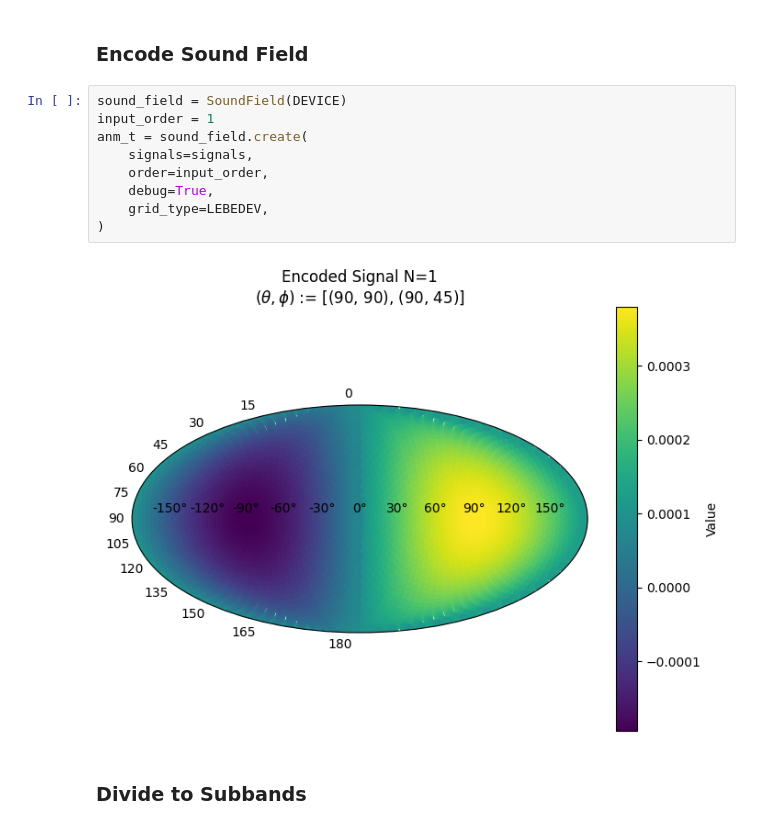
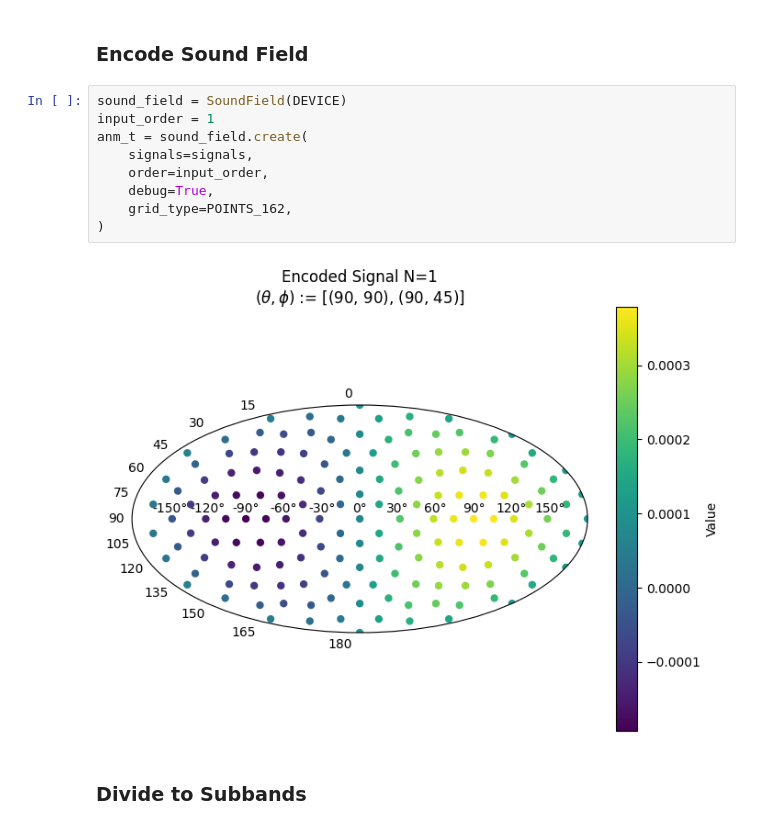
Before and after one commit to Amitmils/AmbisonicUpscaling, a Jupyter notebook: run_script.ipynb, the cells around one changed output. Cells and saved outputs as stored; diff of their text form.

```diff
--- a/run_script.ipynb
+++ b/run_script.ipynb
@@ -76,14 +77,14 @@ signals = [
 # %%
 sound_field = SoundField(DEVICE)
 input_order = 1
 anm_t = sound_field.create(
     signals=signals,
     order=input_order,
     debug=True,
-    grid_type=LEBEDEV,
+    grid_type=POINTS_162,
 )
 # %% [output]
-[figure, old version]
+[figure, new version]
 # %% [markdown]
 ### Divide to Subbands
 # %%
```
Also changed, not shown: parts of 12 cells of this notebook, 2 other files.
